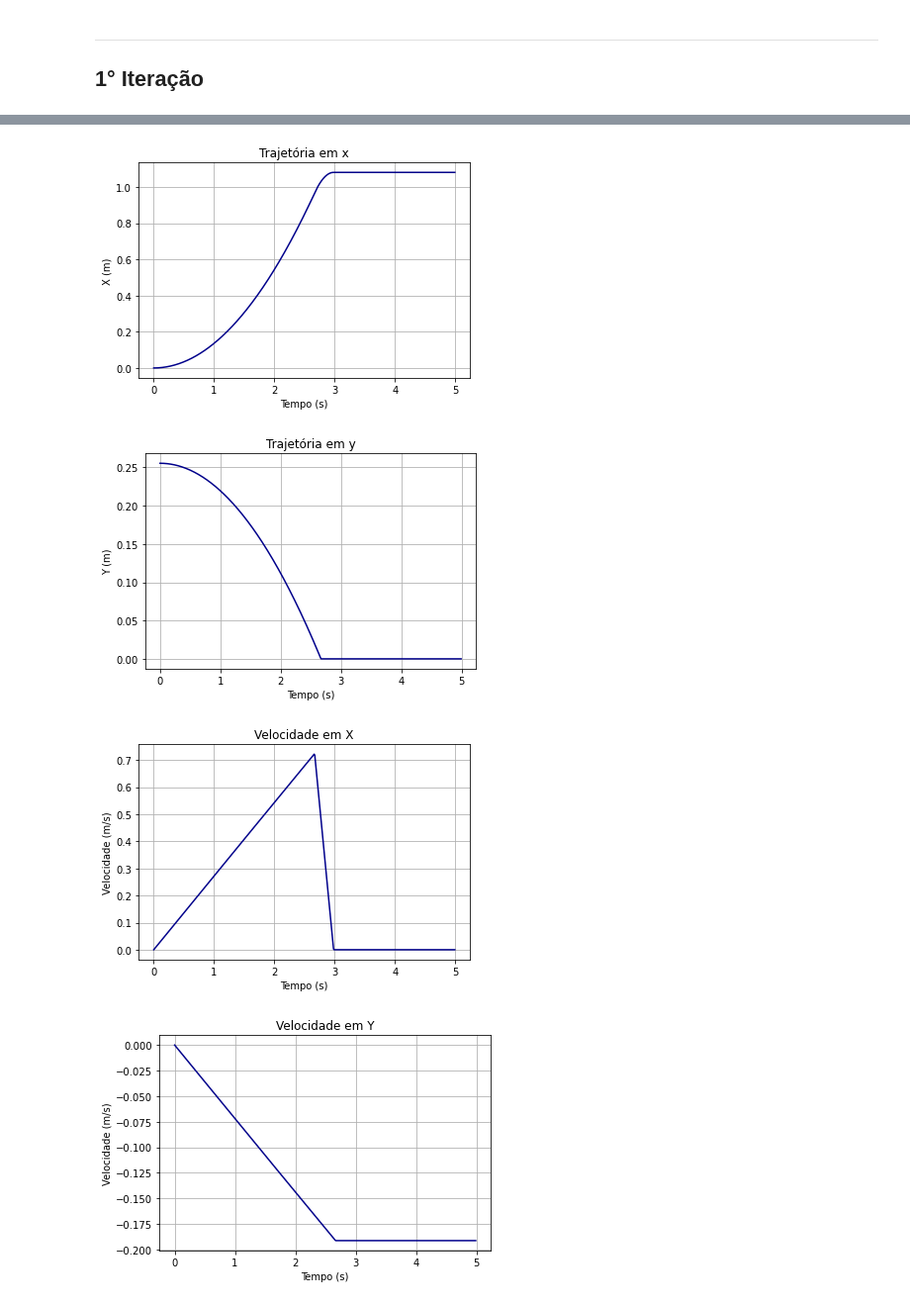
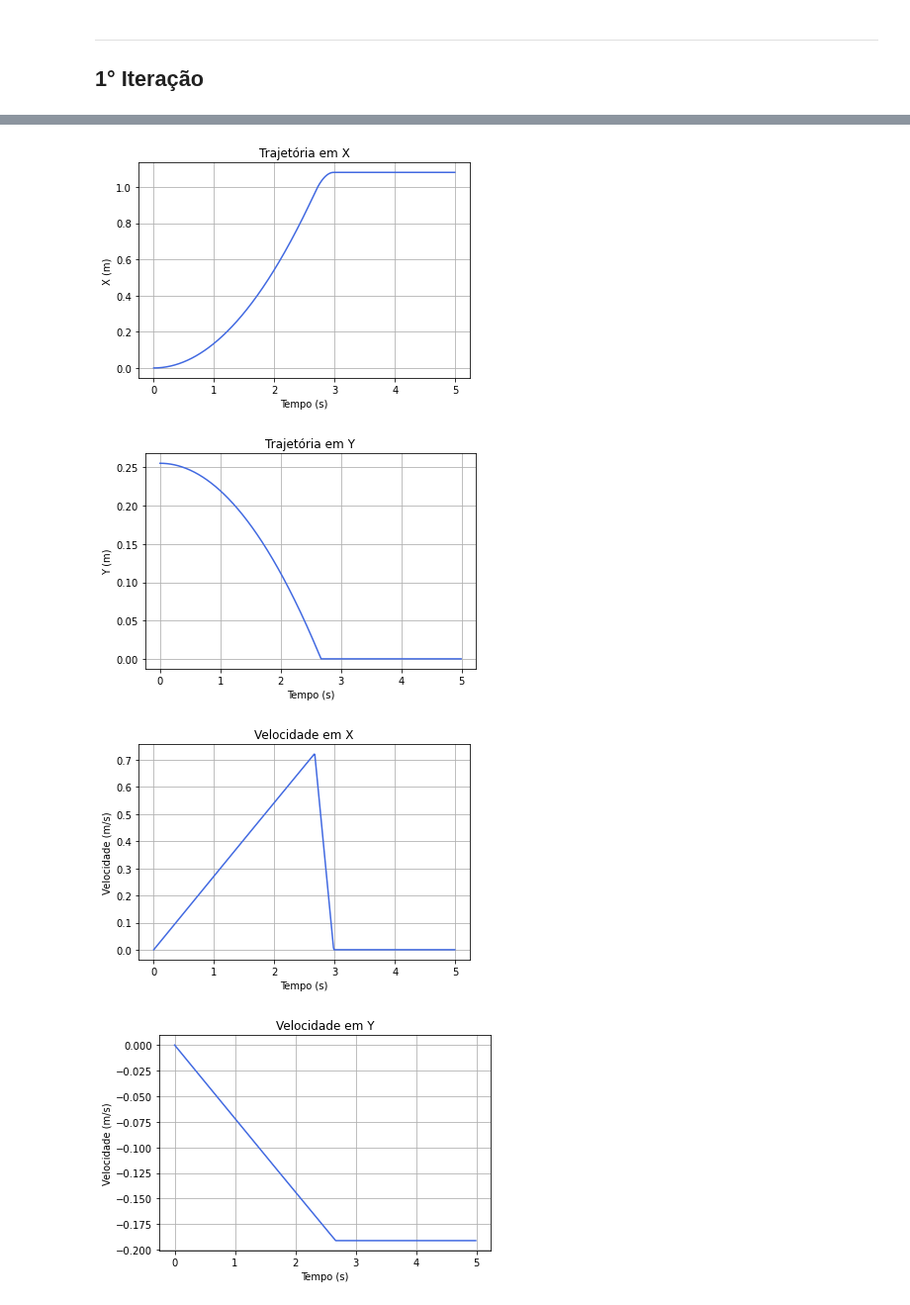
Before and after one commit to pedroivoal/Modsim-P3, a Jupyter notebook: Implementação/modelo.ipynb, the cells around one changed output, grey strips where cells are left out. Shown at 99% size. Cells and saved outputs as stored; diff of their text form; code cells hidden in the pictures.

```diff
--- a/Implementação/modelo.ipynb
+++ b/Implementação/modelo.ipynb
@@ -89,8 +89,8 @@ L_y1 = r1[:,1]
 L_vx1 = r1[:,2]
 L_vy1 = r1[:,3]
 
-# Trajetória no plano xy
-plt.plot(L_x1, L_y1, 'darkblue')
+# Trajetória no plano XY
+plt.plot(L_x1, L_y1, 'royalblue')
 plt.axis('equal')
 plt.title('Plano XY')
 plt.xlabel('X (m)')
@@ -98,34 +98,32 @@ plt.ylabel('Y (m)')
 plt.grid(True)
 plt.show()
 
-# Trajetória em x
-plt.plot(L_t, L_x1, 'darkblue')
-plt.title('Trajetória em x')
+# Trajetória em X
+plt.plot(L_t, L_x1, 'royalblue')
+plt.title('Trajetória em X')
 plt.xlabel('Tempo (s)')
 plt.ylabel('X (m)')
 plt.grid(True)
 plt.show()
 
-# Trajetória em y
-plt.plot(L_t, L_y1, 'darkblue')
-plt.title('Trajetória em y')
+# Trajetória em Y
+plt.plot(L_t, L_y1, 'royalblue')
+plt.title('Trajetória em Y')
 plt.xlabel('Tempo (s)')
 plt.ylabel('Y (m)')
 plt.grid(True)
 plt.show()
 
-# Velocidade em x
-# Para ver se vx faz sentido
-plt.plot(L_t, L_vx1, 'darkblue')
+# Velocidade em X
+plt.plot(L_t, L_vx1, 'royalblue')
 plt.title('Velocidade em X')
 plt.xlabel('Tempo (s)')
 plt.ylabel('Velocidade (m/s)')
 plt.grid(True)
 plt.show()
 
-# Velocidade em y
-# Para ver se vy faz sentido
-plt.plot(L_t, L_vy1, 'darkblue')
+# Velocidade em Y
+plt.plot(L_t, L_vy1, 'royalblue')
 plt.title('Velocidade em Y')
 plt.xlabel('Tempo (s)')
 plt.ylabel('Velocidade (m/s)')
@@ -136,4 +134,4 @@ plt.show()
-[figure, old version]
+[figure, new version]
-[figure, old version]
+[figure, new version]
-[figure, old version]
+[figure, new version]
-[figure, old version]
+[figure, new version]
```
Also changed, not shown: parts of 8 cells of this notebook.
